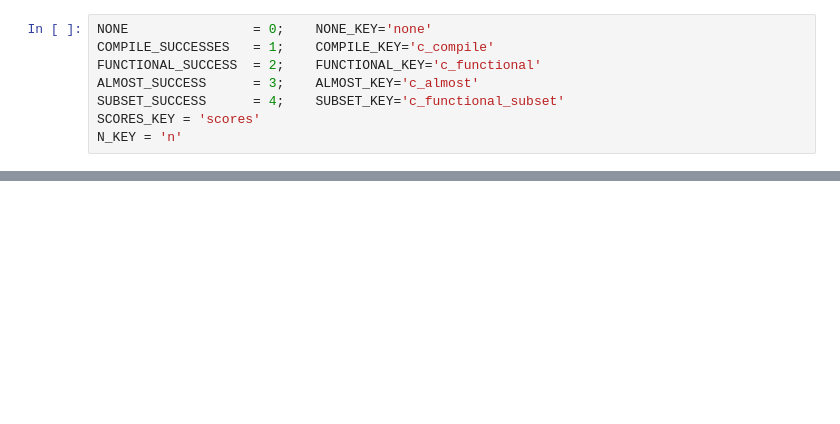
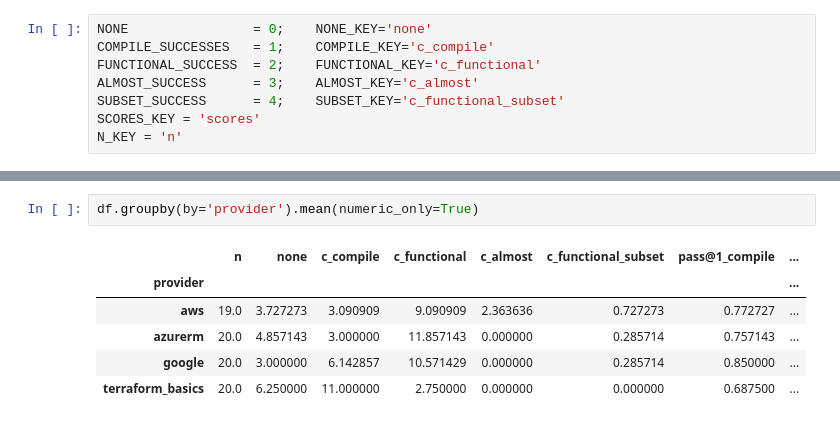
Before and after one commit to albemordo/evaluate, a Jupyter notebook: src/ComputeMetrics.ipynb, the cells around one changed output, grey strips where cells are left out. Cells and saved outputs as stored; diff of their text form; blank space fills up the shorter version.

```diff
--- a/src/ComputeMetrics.ipynb
+++ b/src/ComputeMetrics.ipynb
@@ -41,0 +79,9 @@ K_KEY = f"pass@{K}"
+# %%
+df.groupby(by='provider').mean(numeric_only=True)
+# %% [output]
+|  | n | none | c_compile | c_functional | c_almost | c_functional_subset | pass@1_compile | ... |
+| provider |  |  |  |  |  |  |  | ... |
+| aws | 19.0 | 3.727273 | 3.090909 | 9.090909 | 2.363636 | 0.727273 | 0.772727 | ... |
+| azurerm | 20.0 | 4.857143 | 3.000000 | 11.857143 | 0.000000 | 0.285714 | 0.757143 | ... |
+| google | 20.0 | 3.000000 | 6.142857 | 10.571429 | 0.000000 | 0.285714 | 0.850000 | ... |
+| terraform_basics | 20.0 | 6.250000 | 11.000000 | 2.750000 | 0.000000 | 0.000000 | 0.687500 | ... |
```
Also changed, not shown: parts of 9 cells of this notebook, 3 other files.
